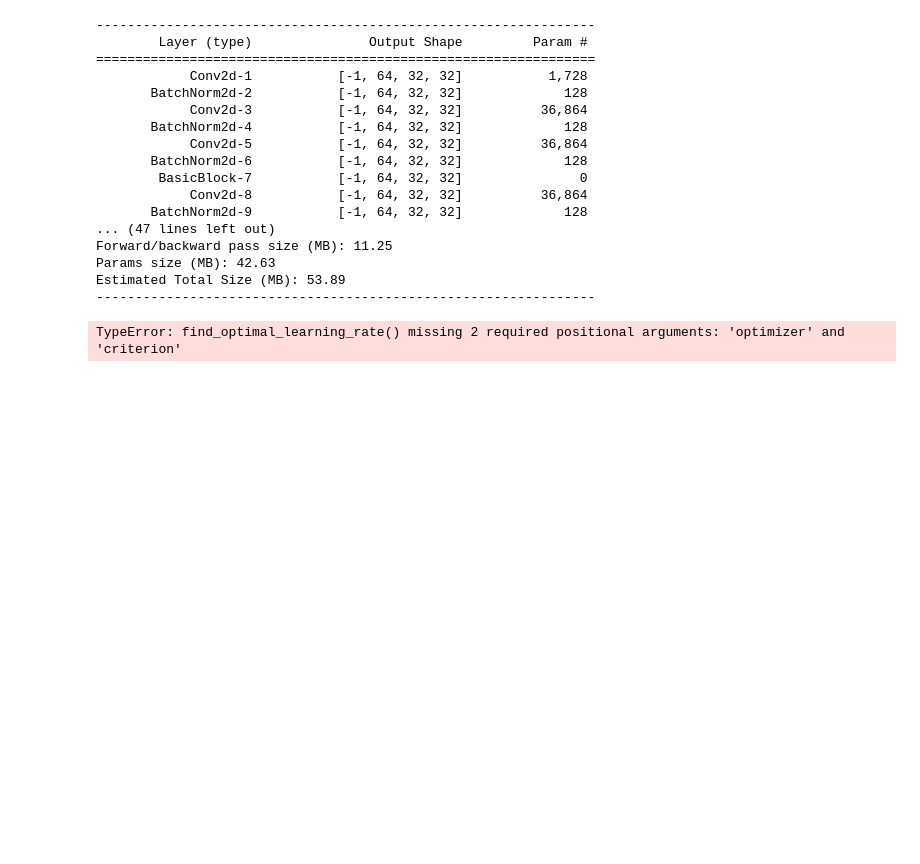
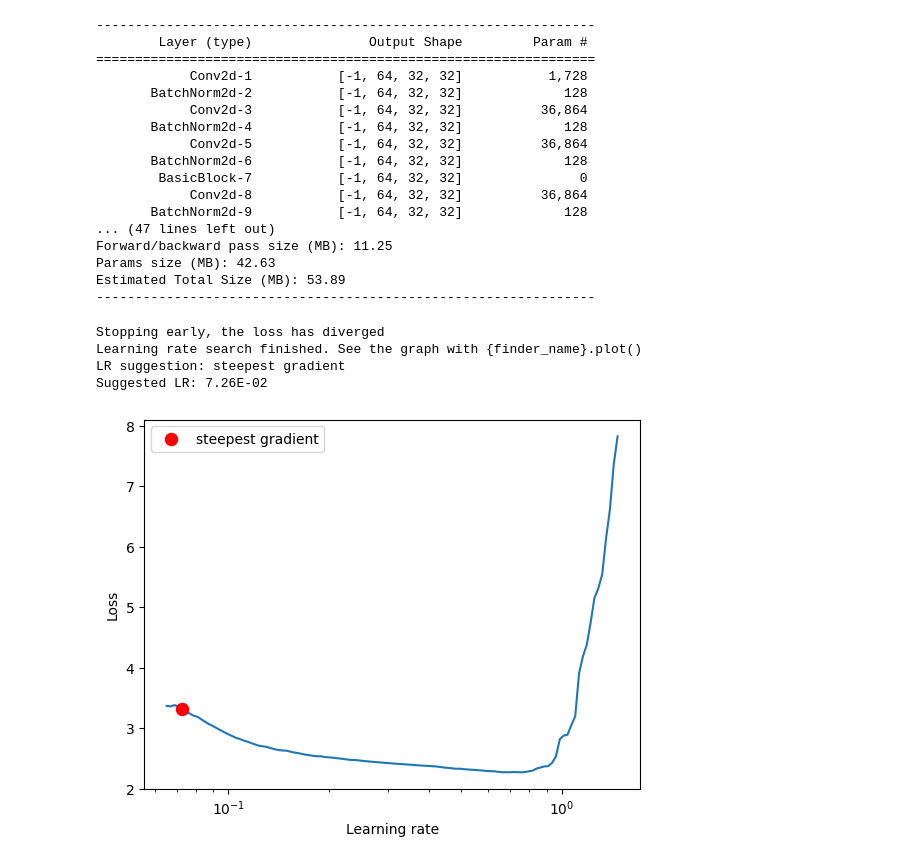
Before and after one commit to prithsha/erav2-session-11-plus, a Jupyter notebook: assignment_11_gradcam_resnet18.ipynb, the cells around one changed output. Saved outputs shown, nothing was run; the diff lists cells and outputs as text; code cells hidden in the pictures; blank space fills up the shorter version.

```diff
--- a/assignment_11_gradcam_resnet18.ipynb
+++ b/assignment_11_gradcam_resnet18.ipynb
@@ -81,12 +79,18 @@ Params size (MB): 42.63
 Estimated Total Size (MB): 53.89
 ----------------------------------------------------------------
 # %%
-EPOCHS = 5
+EPOCHS = 20
+optimizer = main.get_adam_optimizer(model)
+criterion = main.get_cross_entropy_loss_criteria()
 optimal_learning_rate = utils.find_optimal_learning_rate(train_loader,model, optimizer, criterion)
 scheduler = main.get_one_cycle_lr_scheduler(optimizer, max_lr=optimal_learning_rate,
                                             pct_start=5/EPOCHS, steps_per_epoch=len(train_loader), epochs=EPOCHS)
 # %% [output]
-TypeError: find_optimal_learning_rate() missing 2 required positional arguments: 'optimizer' and 'criterion'
+Stopping early, the loss has diverged
+Learning rate search finished. See the graph with {finder_name}.plot()
+LR suggestion: steepest gradient
+Suggested LR: 7.26E-02
+[figure, added]
 # %%
 
 model_executor = main.NetworkModelEvaluator(train_loader, test_loader)
```
Also changed, not shown: parts of 13 cells of this notebook, 1 other file.
